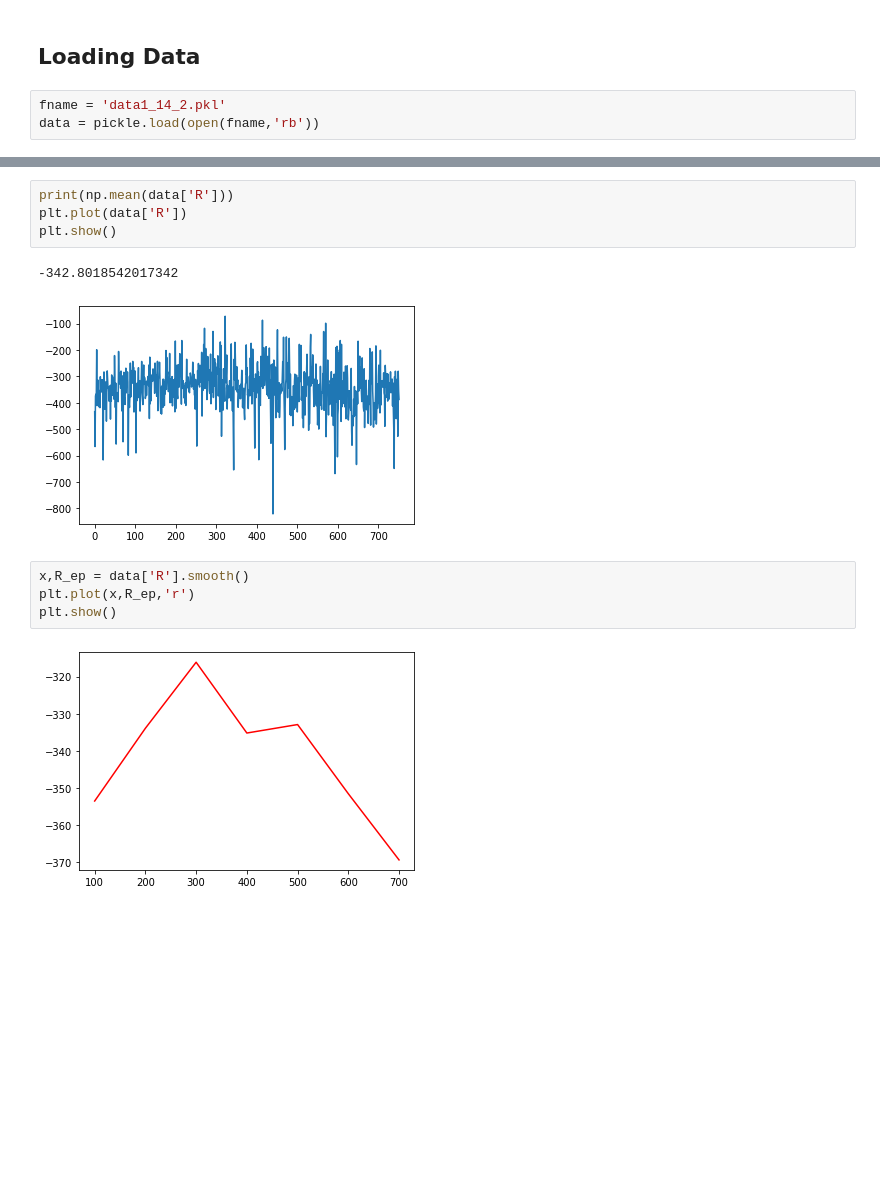
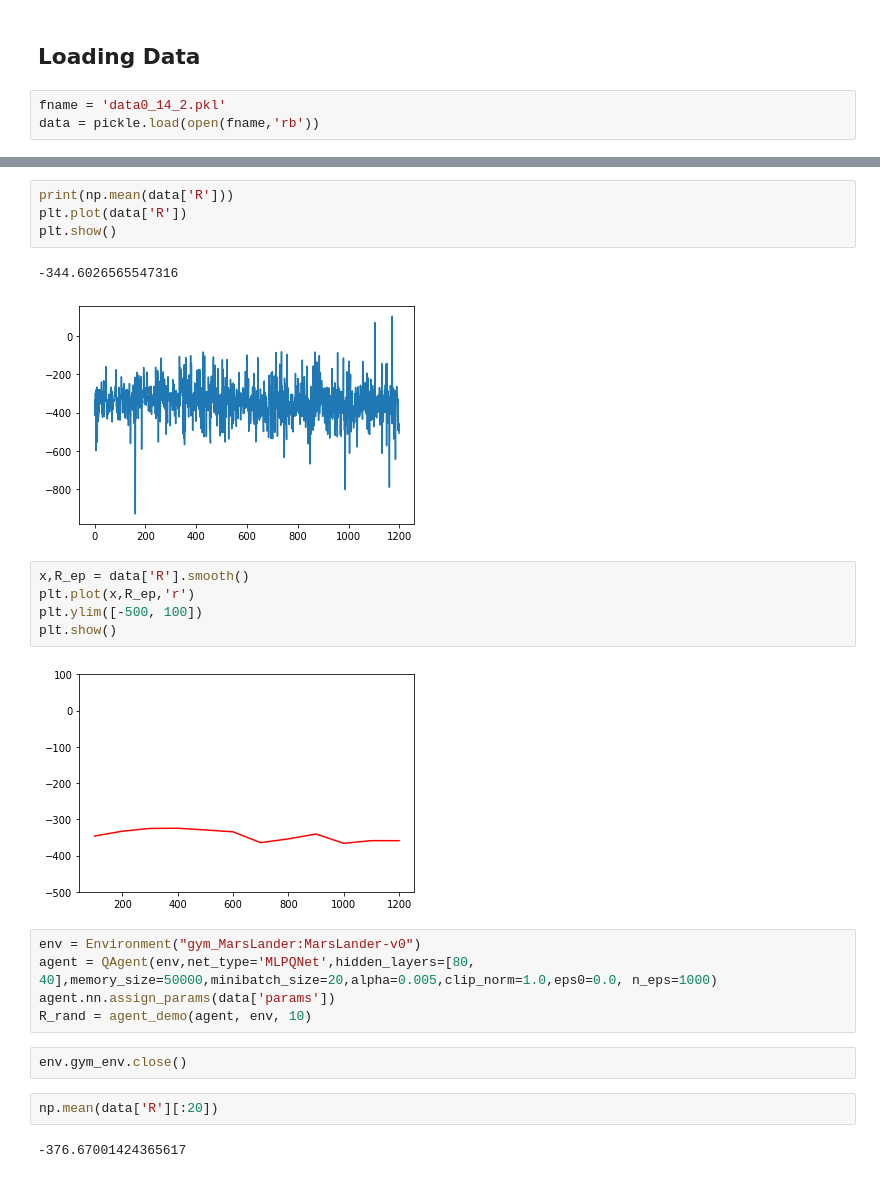
Before and after one commit to strath-ace/smart-ml, a Jupyter notebook: lander-RL/running_lander_nb.ipynb, the cells around one changed output, grey strips where cells are left out. Drawn from its saved outputs; the diff is of its cells as text; blank space fills up the shorter version.

```diff
--- a/lander-RL/running_lander_nb.ipynb
+++ b/lander-RL/running_lander_nb.ipynb
@@ -168,5 +153,5 @@ ps.print_stats(20)
 # %% [markdown]
 ## Loading Data
 # %%
-fname = 'data1_14_2.pkl'
+fname = 'data0_14_2.pkl'
 data = pickle.load(open(fname,'rb'))
@@ -180,11 +160,23 @@ print(np.mean(data['R']))
 plt.plot(data['R'])
 plt.show()
 # %% [output]
--342.8018542017342
+-344.6026565547316
-[figure, old version]
+[figure, new version]
 # %%
 x,R_ep = data['R'].smooth()
 plt.plot(x,R_ep,'r')
+plt.ylim([-500, 100])
 plt.show()
 # %% [output]
-[figure, old version]
+[figure, new version]
+# %%
+env = Environment("gym_MarsLander:MarsLander-v0")
+agent = QAgent(env,net_type='MLPQNet',hidden_layers=[80, 40],memory_size=50000,minibatch_size=20,alpha=0.005,clip_norm=1.0,eps0=0.0, n_eps=1000)
+agent.nn.assign_params(data['params'])
+R_rand = agent_demo(agent, env, 10)
+# %%
+env.gym_env.close()
+# %%
+np.mean(data['R'][:20])
+# %% [output]
+-376.67001424365617
```
Also changed, not shown: parts of 7 cells of this notebook, 5 other files.
